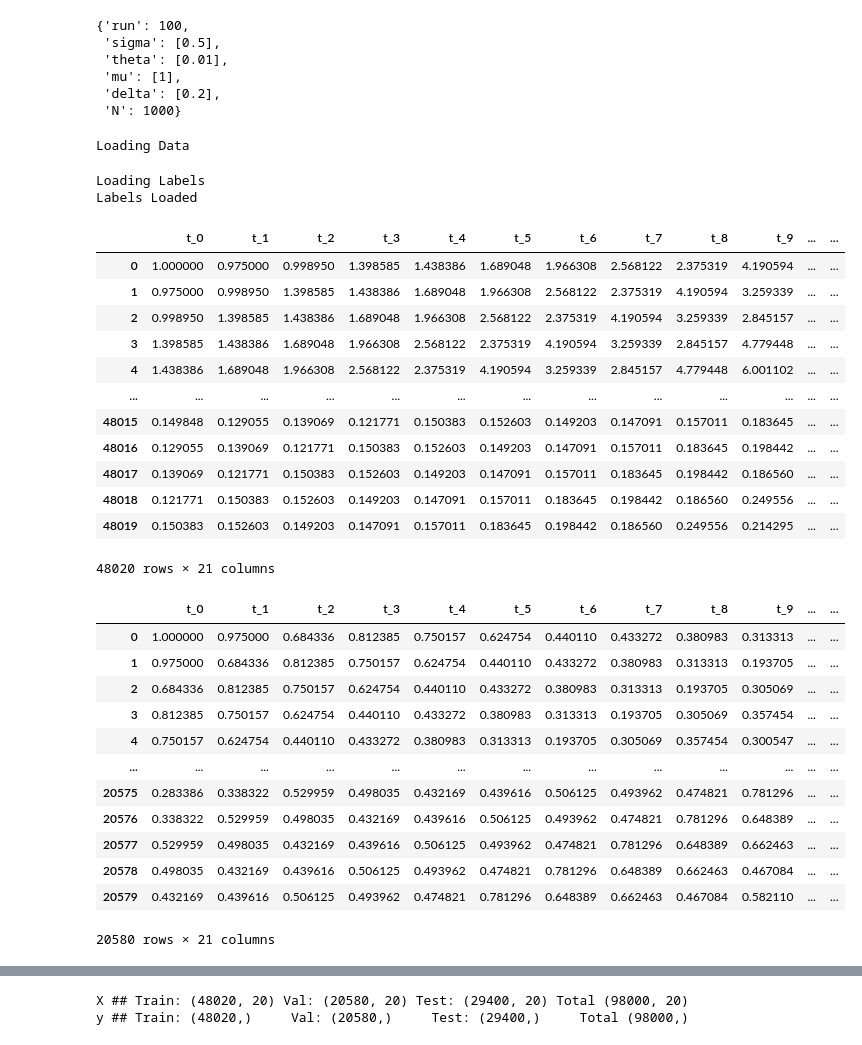
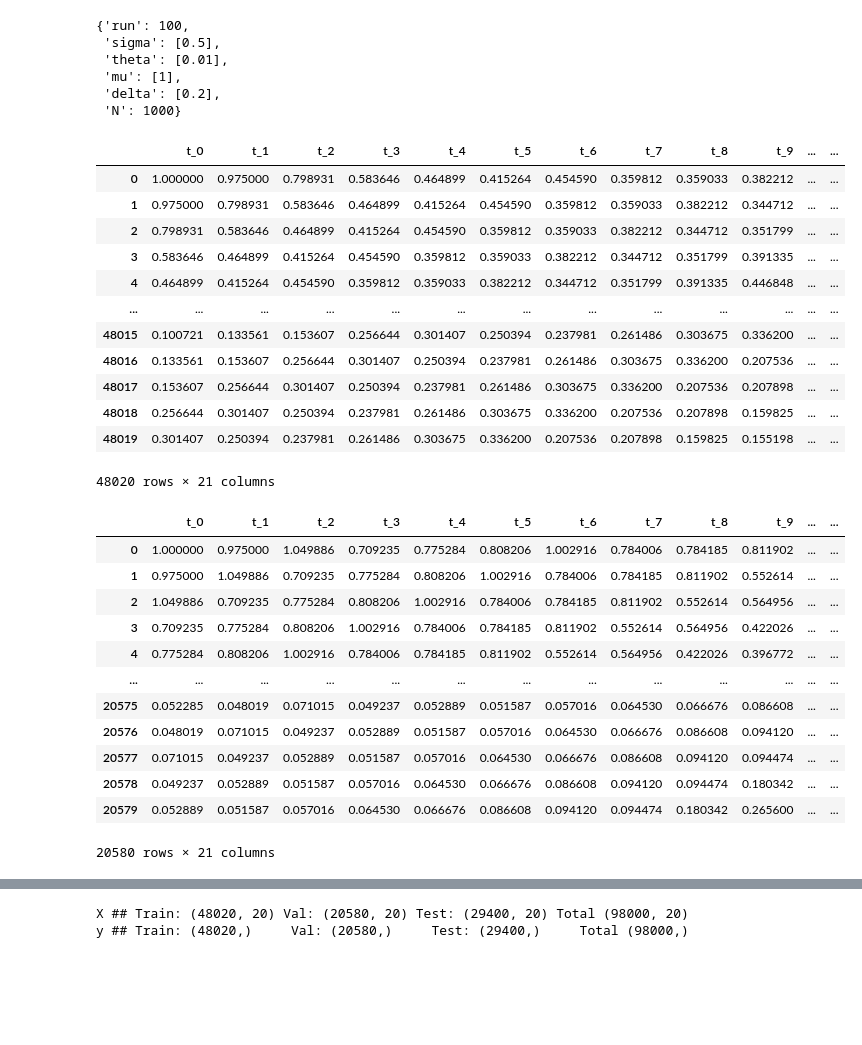
Before and after one commit to falric05/AII-Flare-prediction, a Jupyter notebook: notebooks/AI_ind_models.ipynb, the cells around one changed output, grey strips where cells are left out. Drawn from its saved outputs; the diff is of its cells as text; code cells hidden in the pictures; blank space fills up the shorter version.

```diff
--- a/notebooks/AI_ind_models.ipynb
+++ b/notebooks/AI_ind_models.ipynb
@@ -46,8 +52,7 @@ The autoreload extension is already loaded. To reload it, use:
 # %% [markdown]
 ## Dataframe building
 # %%
-# TO DO: sostituire tutte le seguenti celle con la funzione di Davide per creare il dataframe con cui traineremo tutti i modelli
-data_loader = ClassificationDataLoader(run=100, N=1000, s=0.5, t=0.01, d=0.2, m=1, override=True)
+data_loader = DataLoader(run=100, N=1000, s=0.5, t=0.01, d=0.2, m=1, override=False, folder=models_data_folder)
 params = data_loader.get_params()
 params
 # %% [output]
@@ -58,57 +63,51 @@ params
  'delta': [0.2],
  'N': 1000}
 # %%
-Xs, best_labels = data_loader.load_data()
+Xs, best_labels = data_loader.get_grid()
-# %% [output]
-Loading Data
-Loading Labels
-Labels Loaded
 # %%
-bindexes = data_loader.get_standard_indexes()
-
 dataset_split_params = {
     'window_size': 20, # how large is the window
     'overlap_size': 19, # how many time interval of overlap there is between the windows
     'label_treshold': 1, # how many labels have to be at 1 in the window_size to consider the current window as a flare
     'split_on_run': True, # if True the windows of a run cannot be on different sets
     'shuffle_run': False, # if True shuffles the order of the runs before computing the windows
     'shuffle_window': False, # if True shuffles the order of the windows in the resulting dataframes
     'test_size': 0.3, # size of the test set expressed in percentage
     'val_size': 0.2, # size of the validation set expressed in percentage, considered only if get_validation is True
     'get_validation': True, # if True the output would be train,val,test set, otherwise it would be train,test
     'random_state': 42 # sets the seed for reproducibility
 }
-df_train, df_val, df_test = get_dataset_split(Xs, best_labels, bindexes, **dataset_split_params)
+df_train, df_val, df_test = get_dataset_split(Xs, best_labels, **dataset_split_params)
 df_train
 # %% [output]
 |  | t_0 | t_1 | t_2 | t_3 | t_4 | t_5 | t_6 | t_7 | t_8 | t_9 | ... | ... |
-| 0 | 1.000000 | 0.975000 | 0.998950 | 1.398585 | 1.438386 | 1.689048 | 1.966308 | 2.568122 | 2.375319 | 4.190594 | ... | ... |
-| 1 | 0.975000 | 0.998950 | 1.398585 | 1.438386 | 1.689048 | 1.966308 | 2.568122 | 2.375319 | 4.190594 | 3.259339 | ... | ... |
-| 2 | 0.998950 | 1.398585 | 1.438386 | 1.689048 | 1.966308 | 2.568122 | 2.375319 | 4.190594 | 3.259339 | 2.845157 | ... | ... |
-| 3 | 1.398585 | 1.438386 | 1.689048 | 1.966308 | 2.568122 | 2.375319 | 4.190594 | 3.259339 | 2.845157 | 4.779448 | ... | ... |
-| 4 | 1.438386 | 1.689048 | 1.966308 | 2.568122 | 2.375319 | 4.190594 | 3.259339 | 2.845157 | 4.779448 | 6.001102 | ... | ... |
+| 0 | 1.000000 | 0.975000 | 0.798931 | 0.583646 | 0.464899 | 0.415264 | 0.454590 | 0.359812 | 0.359033 | 0.382212 | ... | ... |
+| 1 | 0.975000 | 0.798931 | 0.583646 | 0.464899 | 0.415264 | 0.454590 | 0.359812 | 0.359033 | 0.382212 | 0.344712 | ... | ... |
+| 2 | 0.798931 | 0.583646 | 0.464899 | 0.415264 | 0.454590 | 0.359812 | 0.359033 | 0.382212 | 0.344712 | 0.351799 | ... | ... |
+| 3 | 0.583646 | 0.464899 | 0.415264 | 0.454590 | 0.359812 | 0.359033 | 0.382212 | 0.344712 | 0.351799 | 0.391335 | ... | ... |
+| 4 | 0.464899 | 0.415264 | 0.454590 | 0.359812 | 0.359033 | 0.382212 | 0.344712 | 0.351799 | 0.391335 | 0.446848 | ... | ... |
 | ... | ... | ... | ... | ... | ... | ... | ... | ... | ... | ... | ... | ... |
-| 48015 | 0.149848 | 0.129055 | 0.139069 | 0.121771 | 0.150383 | 0.152603 | 0.149203 | 0.147091 | 0.157011 | 0.183645 | ... | ... |
-| 48016 | 0.129055 | 0.139069 | 0.121771 | 0.150383 | 0.152603 | 0.149203 | 0.147091 | 0.157011 | 0.183645 | 0.198442 | ... | ... |
-| 48017 | 0.139069 | 0.121771 | 0.150383 | 0.152603 | 0.149203 | 0.147091 | 0.157011 | 0.183645 | 0.198442 | 0.186560 | ... | ... |
-| 48018 | 0.121771 | 0.150383 | 0.152603 | 0.149203 | 0.147091 | 0.157011 | 0.183645 | 0.198442 | 0.186560 | 0.249556 | ... | ... |
-| 48019 | 0.150383 | 0.152603 | 0.149203 | 0.147091 | 0.157011 | 0.183645 | 0.198442 | 0.186560 | 0.249556 | 0.214295 | ... | ... |
+| 48015 | 0.100721 | 0.133561 | 0.153607 | 0.256644 | 0.301407 | 0.250394 | 0.237981 | 0.261486 | 0.303675 | 0.336200 | ... | ... |
+| 48016 | 0.133561 | 0.153607 | 0.256644 | 0.301407 | 0.250394 | 0.237981 | 0.261486 | 0.303675 | 0.336200 | 0.207536 | ... | ... |
+| 48017 | 0.153607 | 0.256644 | 0.301407 | 0.250394 | 0.237981 | 0.261486 | 0.303675 | 0.336200 | 0.207536 | 0.207898 | ... | ... |
+| 48018 | 0.256644 | 0.301407 | 0.250394 | 0.237981 | 0.261486 | 0.303675 | 0.336200 | 0.207536 | 0.207898 | 0.159825 | ... | ... |
+| 48019 | 0.301407 | 0.250394 | 0.237981 | 0.261486 | 0.303675 | 0.336200 | 0.207536 | 0.207898 | 0.159825 | 0.155198 | ... | ... |
 48020 rows × 21 columns
 # %%
 df_val
 # %% [output]
 |  | t_0 | t_1 | t_2 | t_3 | t_4 | t_5 | t_6 | t_7 | t_8 | t_9 | ... | ... |
-| 0 | 1.000000 | 0.975000 | 0.684336 | 0.812385 | 0.750157 | 0.624754 | 0.440110 | 0.433272 | 0.380983 | 0.313313 | ... | ... |
-| 1 | 0.975000 | 0.684336 | 0.812385 | 0.750157 | 0.624754 | 0.440110 | 0.433272 | 0.380983 | 0.313313 | 0.193705 | ... | ... |
-| 2 | 0.684336 | 0.812385 | 0.750157 | 0.624754 | 0.440110 | 0.433272 | 0.380983 | 0.313313 | 0.193705 | 0.305069 | ... | ... |
-| 3 | 0.812385 | 0.750157 | 0.624754 | 0.440110 | 0.433272 | 0.380983 | 0.313313 | 0.193705 | 0.305069 | 0.357454 | ... | ... |
-| 4 | 0.750157 | 0.624754 | 0.440110 | 0.433272 | 0.380983 | 0.313313 | 0.193705 | 0.305069 | 0.357454 | 0.300547 | ... | ... |
+| 0 | 1.000000 | 0.975000 | 1.049886 | 0.709235 | 0.775284 | 0.808206 | 1.002916 | 0.784006 | 0.784185 | 0.811902 | ... | ... |
+| 1 | 0.975000 | 1.049886 | 0.709235 | 0.775284 | 0.808206 | 1.002916 | 0.784006 | 0.784185 | 0.811902 | 0.552614 | ... | ... |
+| 2 | 1.049886 | 0.709235 | 0.775284 | 0.808206 | 1.002916 | 0.784006 | 0.784185 | 0.811902 | 0.552614 | 0.564956 | ... | ... |
+| 3 | 0.709235 | 0.775284 | 0.808206 | 1.002916 | 0.784006 | 0.784185 | 0.811902 | 0.552614 | 0.564956 | 0.422026 | ... | ... |
+| 4 | 0.775284 | 0.808206 | 1.002916 | 0.784006 | 0.784185 | 0.811902 | 0.552614 | 0.564956 | 0.422026 | 0.396772 | ... | ... |
 | ... | ... | ... | ... | ... | ... | ... | ... | ... | ... | ... | ... | ... |
-| 20575 | 0.283386 | 0.338322 | 0.529959 | 0.498035 | 0.432169 | 0.439616 | 0.506125 | 0.493962 | 0.474821 | 0.781296 | ... | ... |
-| 20576 | 0.338322 | 0.529959 | 0.498035 | 0.432169 | 0.439616 | 0.506125 | 0.493962 | 0.474821 | 0.781296 | 0.648389 | ... | ... |
-| 20577 | 0.529959 | 0.498035 | 0.432169 | 0.439616 | 0.506125 | 0.493962 | 0.474821 | 0.781296 | 0.648389 | 0.662463 | ... | ... |
-| 20578 | 0.498035 | 0.432169 | 0.439616 | 0.506125 | 0.493962 | 0.474821 | 0.781296 | 0.648389 | 0.662463 | 0.467084 | ... | ... |
-| 20579 | 0.432169 | 0.439616 | 0.506125 | 0.493962 | 0.474821 | 0.781296 | 0.648389 | 0.662463 | 0.467084 | 0.582110 | ... | ... |
+| 20575 | 0.052285 | 0.048019 | 0.071015 | 0.049237 | 0.052889 | 0.051587 | 0.057016 | 0.064530 | 0.066676 | 0.086608 | ... | ... |
+| 20576 | 0.048019 | 0.071015 | 0.049237 | 0.052889 | 0.051587 | 0.057016 | 0.064530 | 0.066676 | 0.086608 | 0.094120 | ... | ... |
+| 20577 | 0.071015 | 0.049237 | 0.052889 | 0.051587 | 0.057016 | 0.064530 | 0.066676 | 0.086608 | 0.094120 | 0.094474 | ... | ... |
+| 20578 | 0.049237 | 0.052889 | 0.051587 | 0.057016 | 0.064530 | 0.066676 | 0.086608 | 0.094120 | 0.094474 | 0.180342 | ... | ... |
+| 20579 | 0.052889 | 0.051587 | 0.057016 | 0.064530 | 0.066676 | 0.086608 | 0.094120 | 0.094474 | 0.180342 | 0.265600 | ... | ... |
 20580 rows × 21 columns
 # %%
 df_test
```
Also changed, not shown: parts of 7 cells of this notebook, 4 other files.
